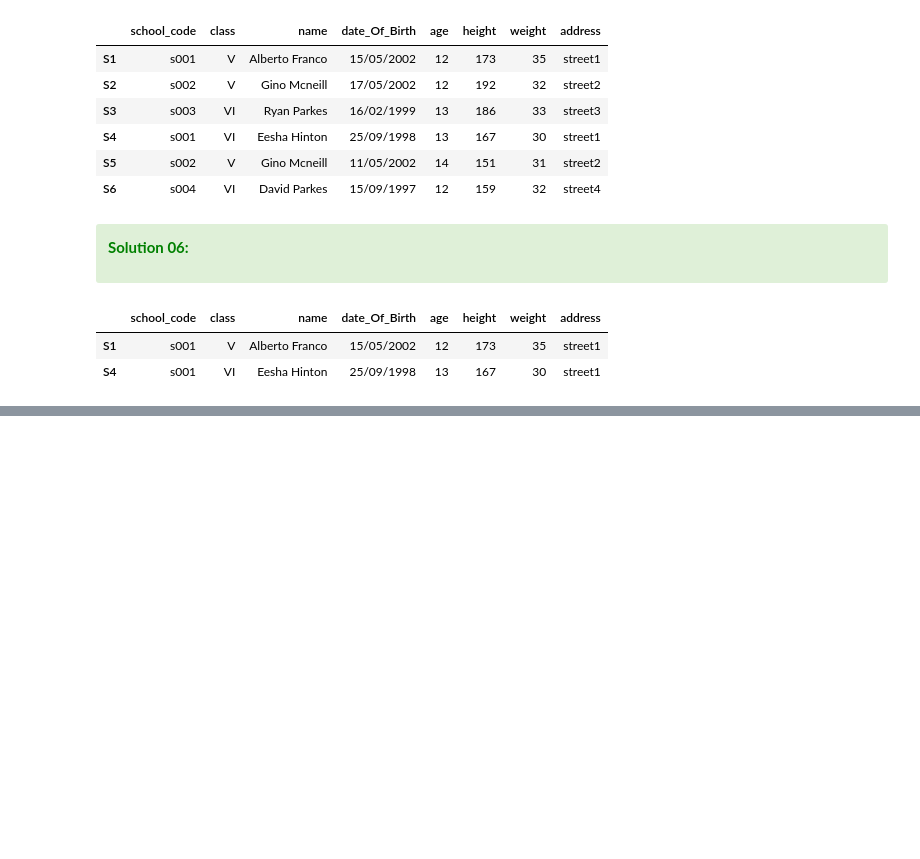
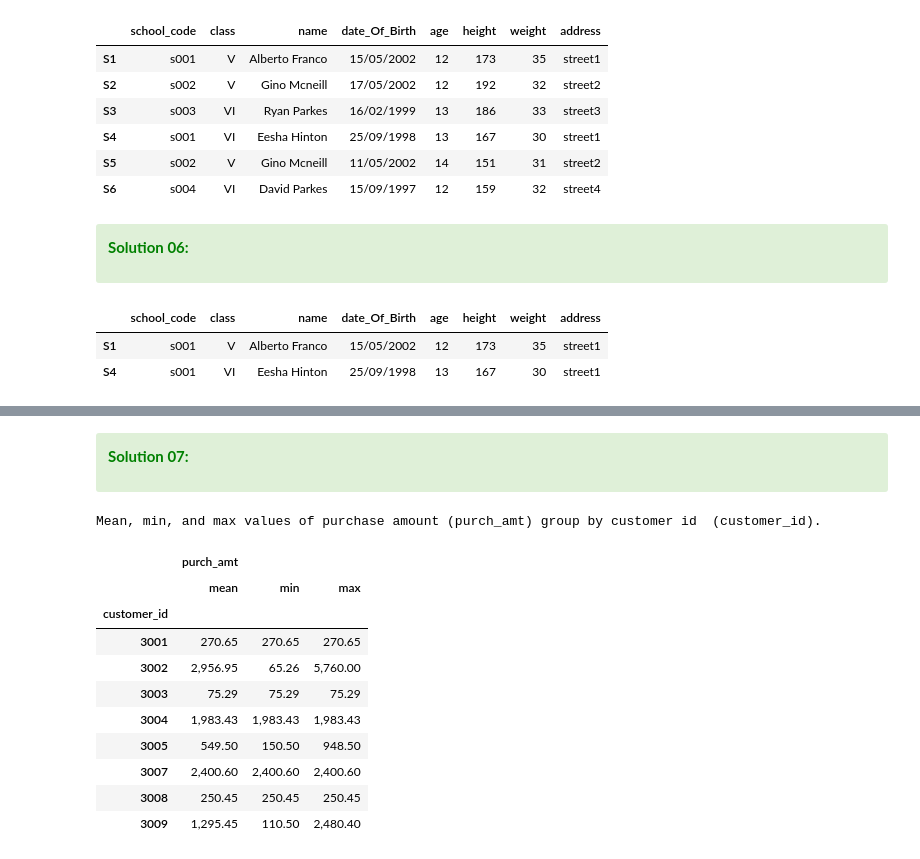
Before and after one commit to aziart/pandas-exercises, a Jupyter notebook: 12 - w3exercises/01 - Grouping and Aggregating 1/01 - Grouping and Aggregationg.ipynb, the cells around one changed output, grey strips where cells are left out. Drawn from its saved outputs; the diff is of its cells as text; code cells hidden in the pictures; blank space fills up the shorter version.

```diff
--- a/12 - w3exercises/01 - Grouping and Aggregating 1/01 - Grouping and Aggregationg.ipynb
+++ b/12 - w3exercises/01 - Grouping and Aggregating 1/01 - Grouping and Aggregationg.ipynb
@@ -215,0 +246,23 @@ gr.get_group(('s001',))
+# %% [markdown]
+<div class="alert alert-success">
+
+**<font color="green">Solution 07:</font>**
+# %%
+result = orders_data.groupby('customer_id').agg(
+    {'purch_amt': ['mean', 'min', 'max']}
+)
+print("\nMean, min, and max values of purchase amount (purch_amt) group by customer id  (customer_id).")
+result
+# %% [output]
+Mean, min, and max values of purchase amount (purch_amt) group by customer id  (customer_id).
+|  | purch_amt |  |  |
+|  | mean | min | max |
+| customer_id |  |  |  |
+| 3001 | 270.65 | 270.65 | 270.65 |
+| 3002 | 2,956.95 | 65.26 | 5,760.00 |
+| 3003 | 75.29 | 75.29 | 75.29 |
+| 3004 | 1,983.43 | 1,983.43 | 1,983.43 |
+| 3005 | 549.50 | 150.50 | 948.50 |
+| 3007 | 2,400.60 | 2,400.60 | 2,400.60 |
+| 3008 | 250.45 | 250.45 | 250.45 |
+| 3009 | 1,295.45 | 110.50 | 2,480.40 |
```
Also changed, not shown: parts of 7 cells of this notebook.
